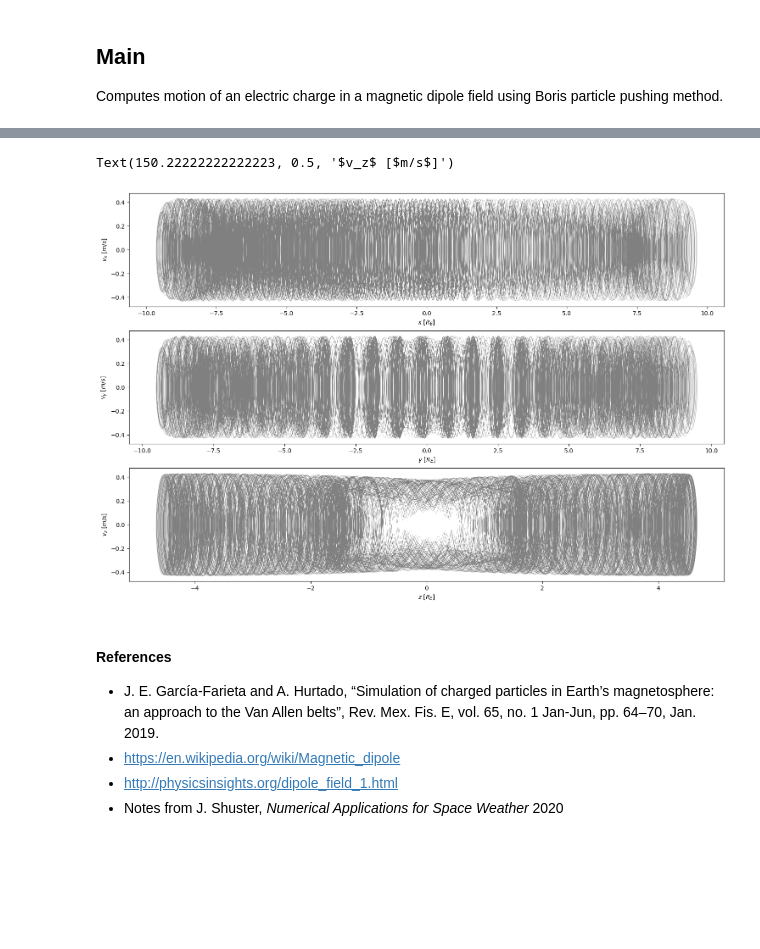
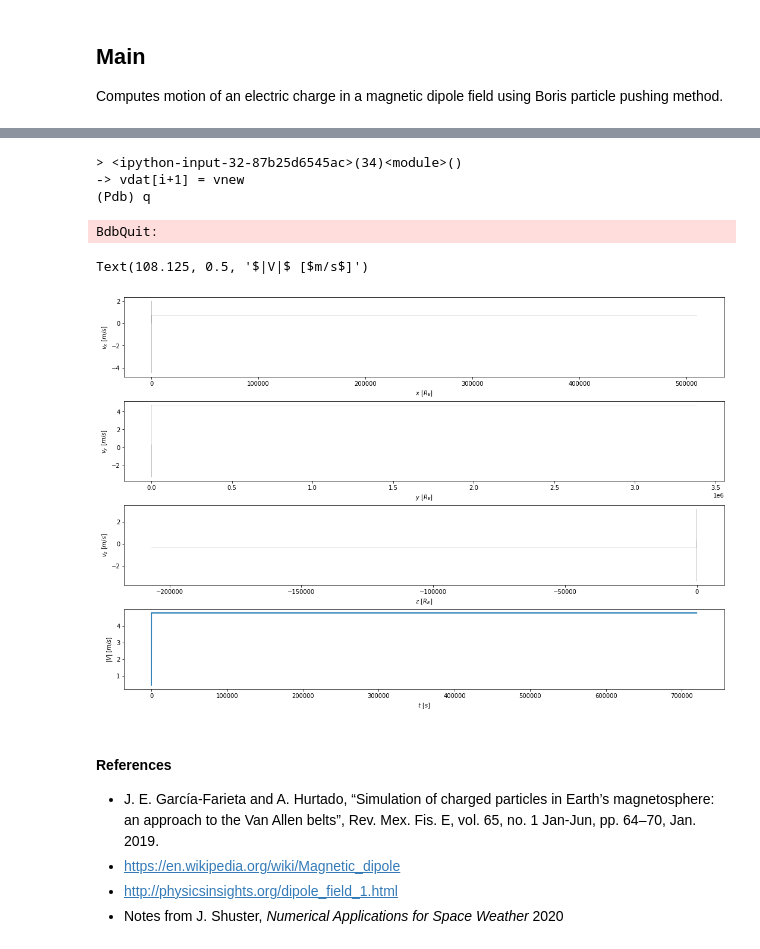
Before and after one commit to argallmr/imef, a Jupyter notebook: particle-tracing/boris-tracing/Dipole-0.ipynb, the cells around one changed output, grey strips where cells are left out. Saved outputs shown, nothing was run; the diff lists cells and outputs as text; code cells hidden in the pictures; blank space fills up the shorter version.

```diff
--- a/particle-tracing/boris-tracing/Dipole-0.ipynb
+++ b/particle-tracing/boris-tracing/Dipole-0.ipynb
@@ -179,23 +166,75 @@ runtime = 1.3143932819366455 s (0.021906554698944092 min)
+# %%
+fig = plt.figure(figsize=(8, 8))
+ax = plt.axes(projection='3d')
+
+# plot dipole field data
+ax.plot3D(rdat[:,0],rdat[:,1],rdat[:,2],'k',linewidth=0.5)
+
+# plot 3D earth
+earth3D(1)
+
+# graph correction, keeps origin (0,0,0) at center
+ranges = []
+ranges.append(math.ceil(max(abs(rdat[:,0]))))
+ranges.append(math.ceil(min(abs(rdat[:,0]))))
+ranges.append(math.ceil(max(abs(rdat[:,1]))))
+ranges.append(math.ceil(min(abs(rdat[:,1]))))
+ranges.append(math.ceil(max(abs(rdat[:,2]))))
+ranges.append(math.ceil(min(abs(rdat[:,2]))))
+
+axrng = max(ranges)
+
+ax.set_xlim([-axrng, axrng])
+ax.set_ylim([-axrng, axrng])
+ax.set_zlim([-axrng, axrng])
+
+# plot attributes
+#ax.set_box_aspect([1,1,.5])
+ax.set_xlabel("$x$ [$R_E$]")
+ax.set_ylabel("$y$ [$R_E$]")
+ax.set_zlabel("$z$ [$R_E$]")
+
+# save figure
+# fname = 'dipolef'
+# plt.savefig('../bin/'+fname+'.png',bbox_inches='tight', dpi=150)
+
+plt.show()
+
+# end time
+time_end = time.time()
+
+# print runtime
+runtime = time_end - time_start
+print(f"runtime = {runtime} s ({runtime/60} min)")
+# %% [output]
+> <ipython-input-32-87b25d6545ac>(34)<module>()
+-> vdat[i+1] = vnew
+(Pdb) q
+BdbQuit:
 # %%
-fig, (ax1, ax2, ax3) = plt.subplots(3, figsize=(15, 10))
+fig, (ax1, ax2, ax3, ax4) = plt.subplots(4, figsize=(15, 10))
 plt.tight_layout(pad=2.)
 
 ax1.plot(rdat[:,0],vdat[:,0], c='grey', linewidth=0.25)
 ax1.set_xlabel("$x$ [$R_E$]")
 ax1.set_ylabel("$v_x$ [$m/s$]")
 
 
 ax2.plot(rdat[:,1],vdat[:,1], c='grey', linewidth=0.25)
 ax2.set_xlabel("$y$ [$R_E$]")
 ax2.set_ylabel("$v_y$ [$m/s$]")
 
 
 ax3.plot(rdat[:,2],vdat[:,2], c='grey', linewidth=0.25)
 ax3.set_xlabel("$z$ [$R_E$]")
 ax3.set_ylabel("$v_z$ [$m/s$]")
+
+ax4.plot(tdat, np.sqrt(np.sum(vdat**2, axis=1)))
+ax4.set_xlabel("$t$ [$s$]")
+ax4.set_ylabel("$|V|$ [$m/s$]")
 # %% [output]
-Text(150.22222222222223, 0.5, '$v_z$ [$m/s$]')
+Text(108.125, 0.5, '$|V|$ [$m/s$]')
-[figure, old version]
+[figure, new version]
 # %% [markdown]
 #### References
 * J. E. García-Farieta and A. Hurtado, “Simulation of charged particles in Earth’s magnetosphere: an approach to the Van Allen belts”, Rev. Mex. Fis. E, vol. 65, no. 1 Jan-Jun, pp. 64–70, Jan. 2019.
```
Also changed, not shown: parts of 5 cells of this notebook, 1 other file.
